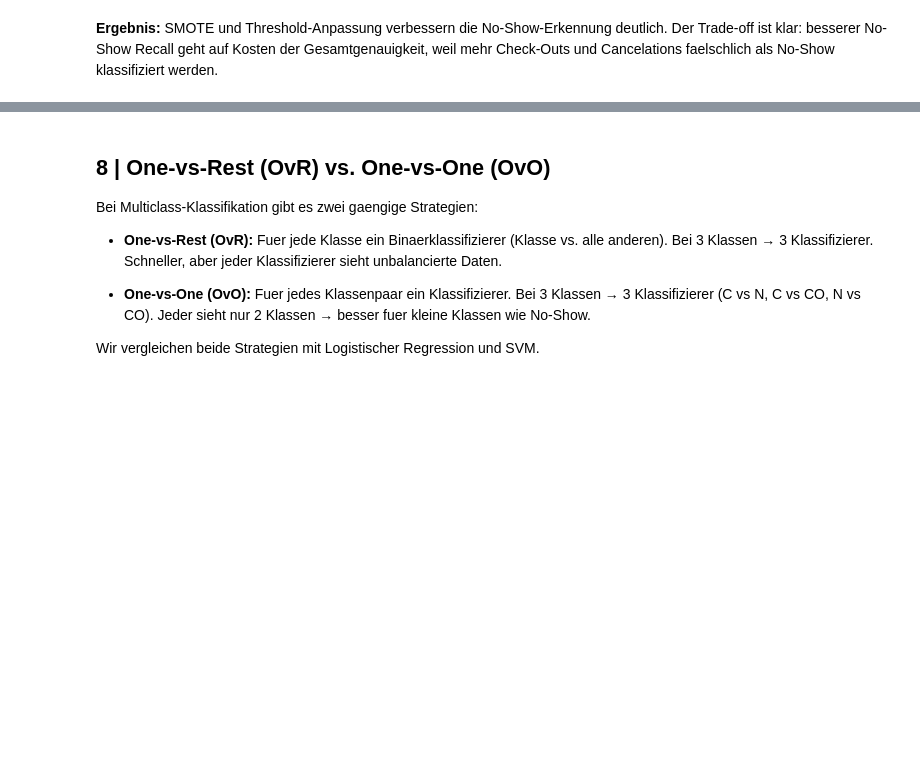
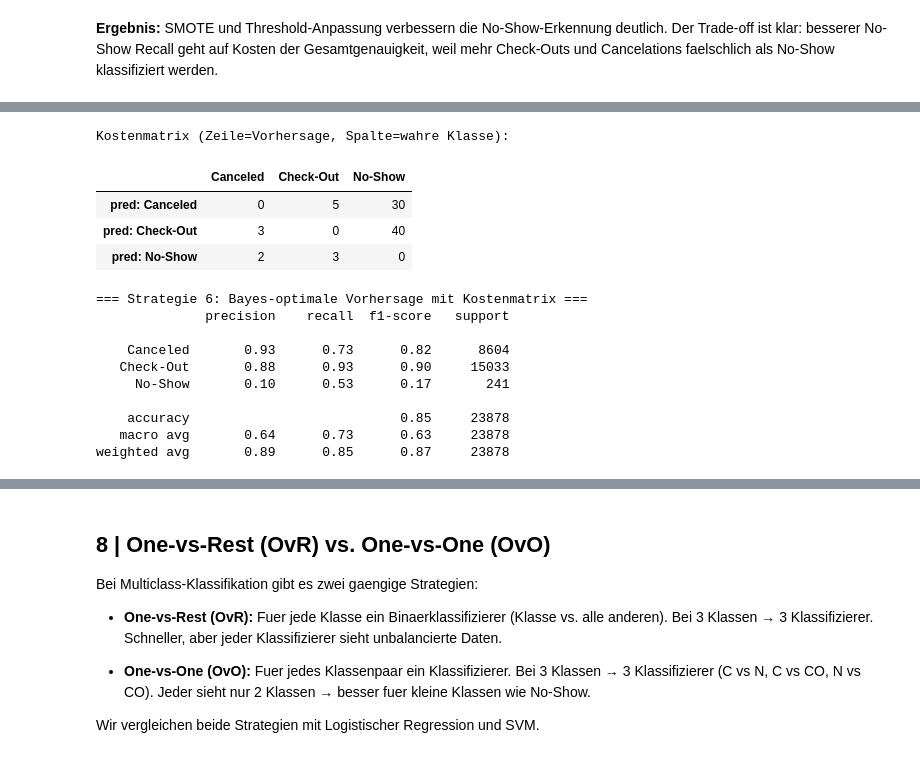
Before and after one commit to dan-am/machine_learning_DSM, a Jupyter notebook: notebooks/03_hotel_bookings_supervised.ipynb, the cells around one changed output, grey strips where cells are left out. Drawn from its saved outputs; the diff is of its cells as text; code cells hidden in the pictures; blank space fills up the shorter version.

```diff
--- a/notebooks/03_hotel_bookings_supervised.ipynb
+++ b/notebooks/03_hotel_bookings_supervised.ipynb
@@ -634,0 +796,50 @@ weil mehr Check-Outs und Cancelations faelschlich als No-Show klassifiziert werd
+# %%
+# --- Strategie 6: Bayes-optimale Entscheidung mit Kostenmatrix ---
+# Statt das Modell zu aendern, passen wir die Entscheidungsregel an:
+# y_hat = argmin_k  Sum_j P(j|x) * C(k, j)
+# Das Modell selbst bleibt unveraendert (neutral trainiert).
+
+# Kostenmatrix: Zeile = Vorhersage, Spalte = wahre Klasse
+# Einen echten No-Show zu verpassen ist deutlich teurer als eine Fehlprognose
+cost_matrix = np.array([
+    # Canceled  Check-Out  No-Show    <- wahre Klasse
+    [     0,        5,        30 ],   # vorhergesagt: Canceled
+    [     3,        0,        40 ],   # vorhergesagt: Check-Out
+    [     2,        3,         0 ],   # vorhergesagt: No-Show
+])
+print('Kostenmatrix (Zeile=Vorhersage, Spalte=wahre Klasse):')
+display(pd.DataFrame(
+    cost_matrix,
+    index=[f'pred: {c}' for c in le_target.classes_],
+    columns=le_target.classes_,
+))
+
+# Neutrales Basismodell ohne asymmetrischen Bias
+rf_neutral = RandomForestClassifier(
+    n_estimators=300, random_state=cfg['random_seed'], n_jobs=-1
+)
+rf_neutral.fit(X_train, y_train)
+p_test = rf_neutral.predict_proba(X_test)
+
+# Erwartete Kosten pro moeglicher Vorhersageklasse: E[C | x, pred=k] = Sum_j p(j|x) * C(k,j)
+expected_cost = p_test @ cost_matrix.T  # Shape (n, n_classes)
+y_pred_cost = expected_cost.argmin(axis=1)
+
+print('\n=== Strategie 6: Bayes-optimale Vorhersage mit Kostenmatrix ===')
+print(classification_report(y_test, y_pred_cost, target_names=le_target.classes_))
+# %% [output]
+Kostenmatrix (Zeile=Vorhersage, Spalte=wahre Klasse):
+|  | Canceled | Check-Out | No-Show |
+| pred: Canceled | 0 | 5 | 30 |
+| pred: Check-Out | 3 | 0 | 40 |
+| pred: No-Show | 2 | 3 | 0 |
+=== Strategie 6: Bayes-optimale Vorhersage mit Kostenmatrix ===
+              precision    recall  f1-score   support
+
+    Canceled       0.93      0.73      0.82      8604
+   Check-Out       0.88      0.93      0.90     15033
+     No-Show       0.10      0.53      0.17       241
+
+    accuracy                           0.85     23878
+   macro avg       0.64      0.73      0.63     23878
+weighted avg       0.89      0.85      0.87     23878
```
Also changed, not shown: parts of 12 cells of this notebook.
